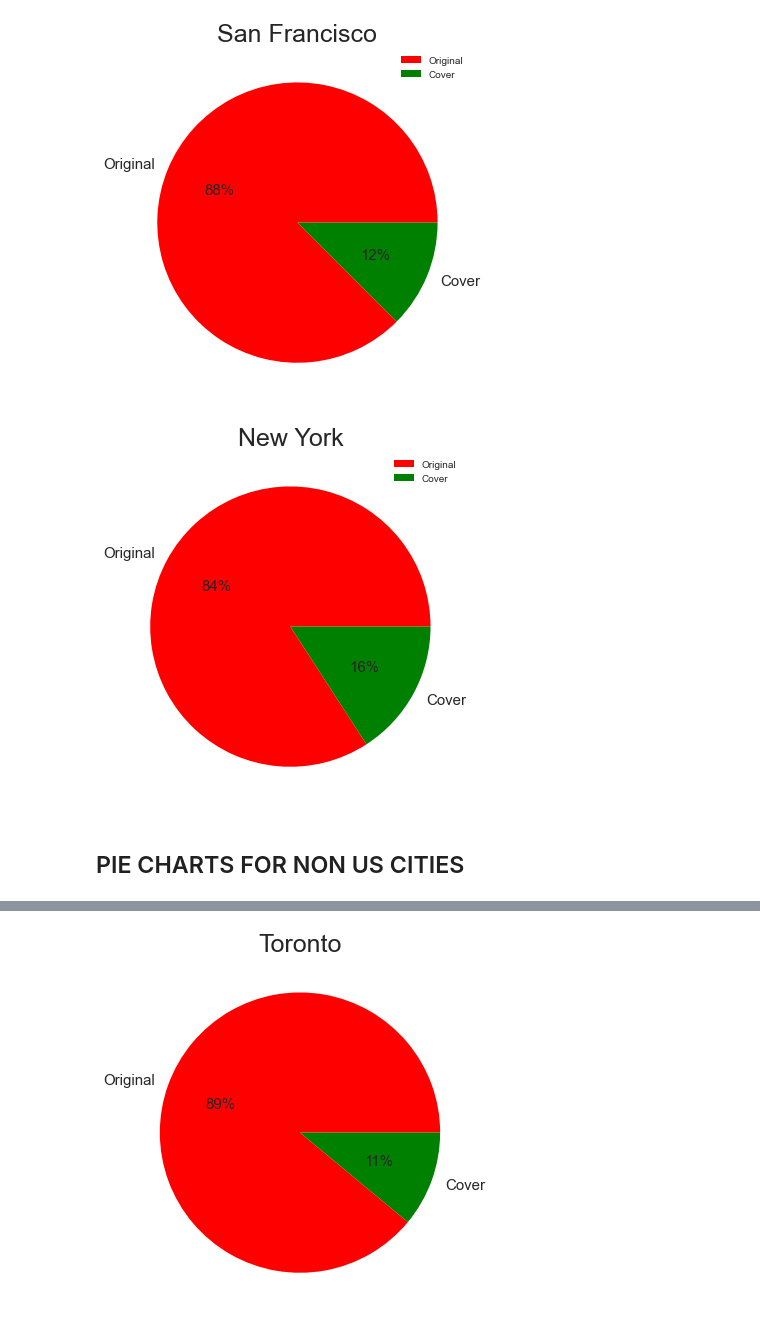
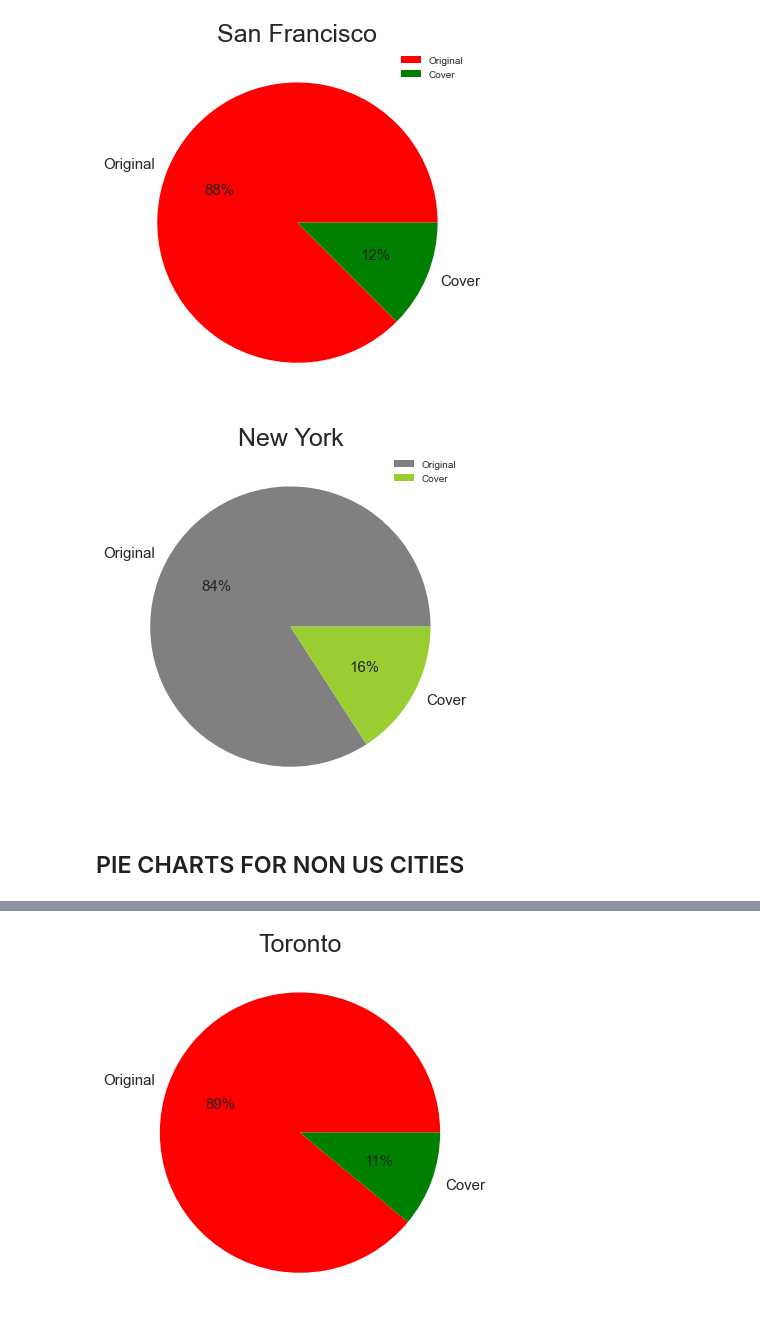
Before and after one commit to rebeccagwolfe/music_matters, a Jupyter notebook: Notebooks/MAIN_DATAFRAME.ipynb, the cells around one changed output, grey strips where cells are left out. Cells and saved outputs as stored; diff of their text form; code cells hidden in the pictures.

Commit message:
fixing visuals

```diff
--- a/Notebooks/MAIN_DATAFRAME.ipynb
+++ b/Notebooks/MAIN_DATAFRAME.ipynb
@@ -311,13 +353,13 @@ plt.tight_layout()
 # %%
 new_york = concat[concat['city']=='New York']
 
-new_york['original_vs_cover'].value_counts(normalize=True).plot(kind='pie', autopct='%1.0f%%', legend=True, ylabel='',colors=['red','green'], fontsize=15)
+new_york['original_vs_cover'].value_counts(normalize=True).plot(kind='pie', autopct='%1.0f%%', legend=True, ylabel='',colors=['grey','yellowgreen'], fontsize=15)
 
 plt.title('New York',fontsize=25)
 plt.tight_layout()
 # %% [output]
-[figure, old version]
+[figure, new version]
-# %% [markdown]
-## PIE CHARTS FOR NON US CITIES
+# %% [markdown]
+## PIE CHARTS FOR NON US CITIES
 # %%
 paris = concat[concat['city']=='Paris']
```
Also changed, not shown: parts of 180 cells of this notebook.
